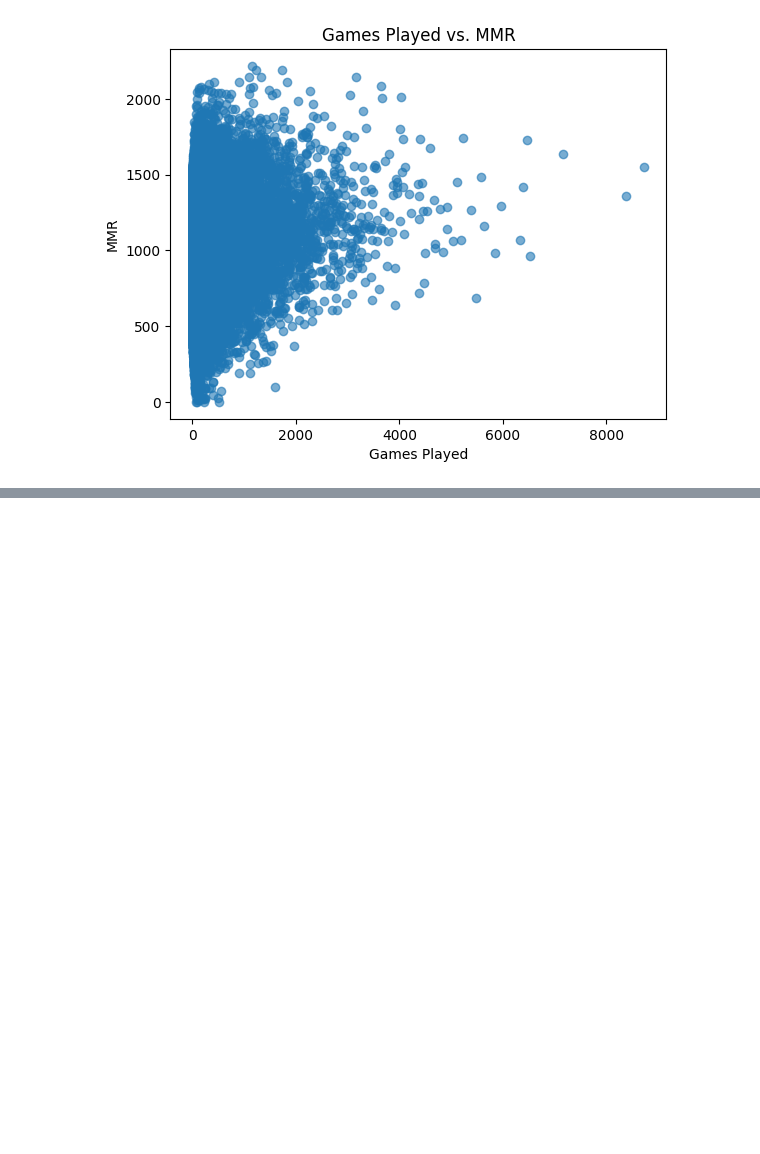
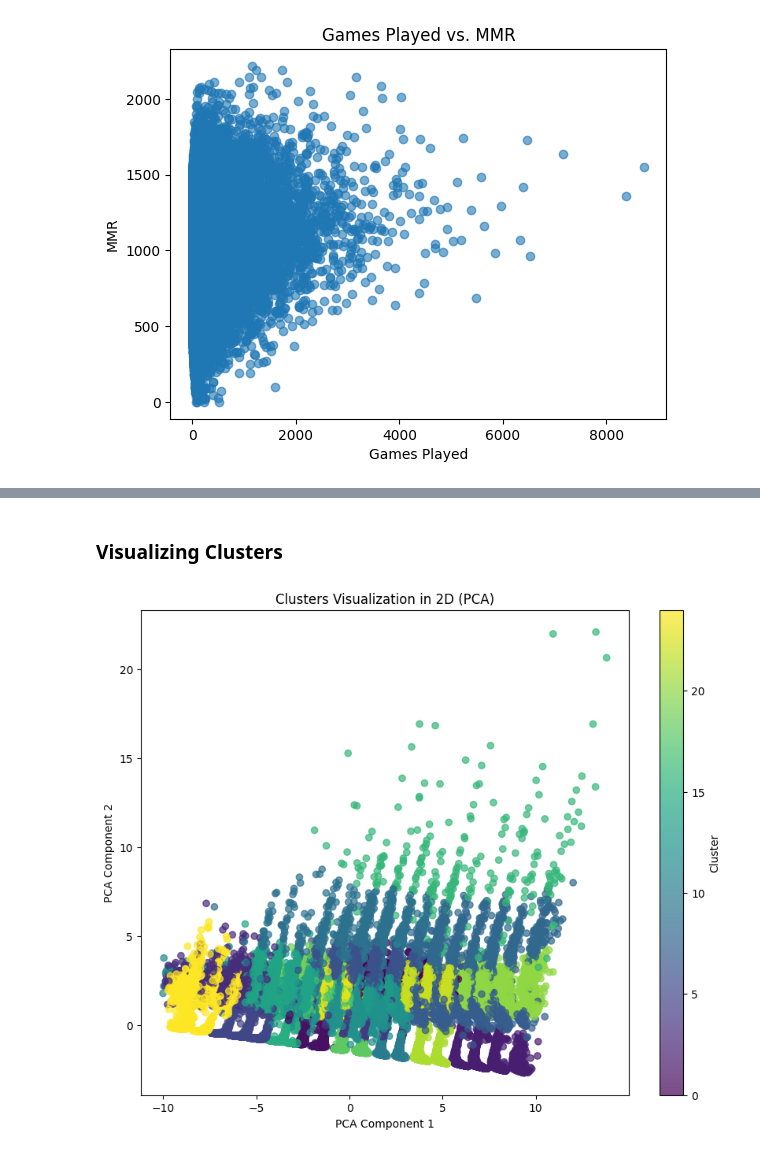
Before and after one commit to suxrobGM/aoe4-matchmaking, a Jupyter notebook: src/notebook.ipynb, the cells around one changed output, grey strips where cells are left out. Saved outputs shown, nothing was run; the diff lists cells and outputs as text; code cells hidden in the pictures; blank space fills up the shorter version.

Commit message:
implemented classification and clustering tasks

```diff
--- a/src/notebook.ipynb
+++ b/src/notebook.ipynb
@@ -264,0 +873,20 @@ plt.show()
+# %%
+#import hdbscan
+from sklearn.cluster import KMeans
+
+# clusterer = hdbscan.HDBSCAN(min_cluster_size=10, metric="euclidean")
+# cluster_labels = clusterer.fit_predict(player_features_scaled)
+
+# players_df["cluster"] = cluster_labels
+
+# print("Total number of clusters:", len(players_df["cluster"].unique()))
+# display(players_df.head())
+
+# Clustering using KMeans
+kmeans = KMeans(n_clusters=25, random_state=42)
+cluster_labels = kmeans.fit_predict(player_features_scaled)
+
+players_df["cluster"] = cluster_labels
+
+print("Total number of clusters:", len(players_df["cluster"].unique()))
+display(players_df.head())
@@ -264,0 +901,22 @@ plt.show()
+# %% [markdown]
+### Visualizing Clusters
+# %%
+import matplotlib.pyplot as plt
+from sklearn.decomposition import PCA
+
+# Reduce dimensions to 2D for visualization
+pca = PCA(n_components=2, random_state=42)
+player_features_2d = pca.fit_transform(player_features_scaled)
+
+# Create a scatter plot of the clusters
+plt.figure(figsize=(10, 8))
+scatter = plt.scatter(player_features_2d[:, 0], player_features_2d[:, 1], c=players_df["cluster"], cmap="viridis", alpha=0.7)
+
+# Add cluster labels to the plot
+plt.colorbar(scatter, label="Cluster")
+plt.title("Clusters Visualization in 2D (PCA)")
+plt.xlabel("PCA Component 1")
+plt.ylabel("PCA Component 2")
+plt.show()
+# %% [output]
+[figure, added]
```
Also changed, not shown: parts of 25 cells of this notebook, 3 other files.
